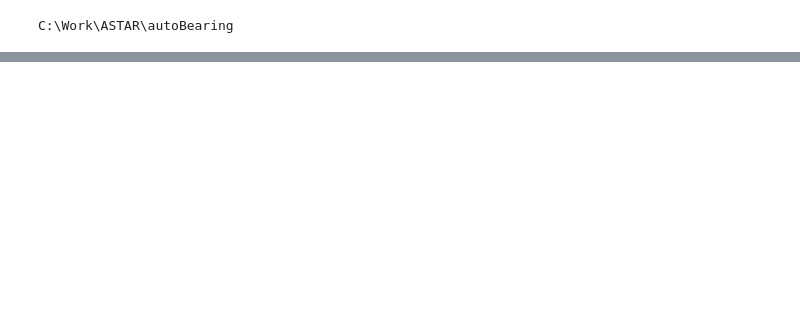
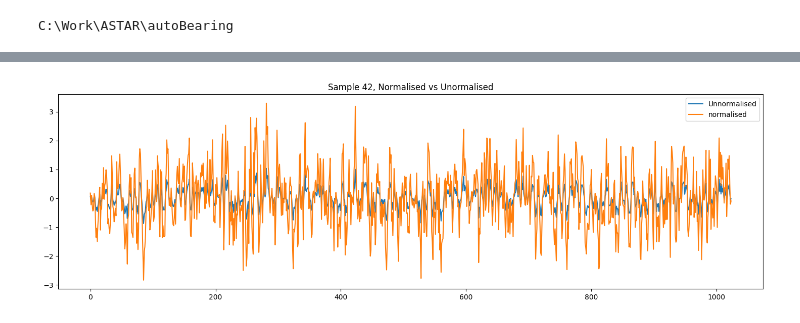
Before and after one commit to EDWARD-mononym/autoBearing, a Jupyter notebook: data_analysis/FEMTO.ipynb, the cells around one changed output, grey strips where cells are left out. Drawn from its saved outputs; the diff is of its cells as text; code cells hidden in the pictures; blank space fills up the shorter version.

Commit message:
FEMTO data analysis

```diff
--- a/data_analysis/FEMTO.ipynb
+++ b/data_analysis/FEMTO.ipynb
@@ -570,0 +30,4 @@ plt.show()
+# %%
+unnorm = torch.load('processed_data/FEMTO/train.pt')
+unnorm = unnorm['samples']
+unnorm
@@ -570,0 +55,4 @@ plt.show()
+# %%
+from utils import normalise_tensor
+norm = normalise_tensor(unnorm)
+norm
@@ -570,0 +80,11 @@ plt.show()
+# %%
+# Plotting random sample
+plt.figure(figsize=(18,5))
+plt.title(f'Sample 42, Normalised vs Unnormalised')
+plt.plot(unnorm[42, 0], label='Unnormalised')
+plt.plot(norm[42, 0], label='normalised')
+
+plt.legend()
+plt.show()
+# %% [output]
+[figure, added]
```
Also changed, not shown: parts of 26 cells of this notebook.
